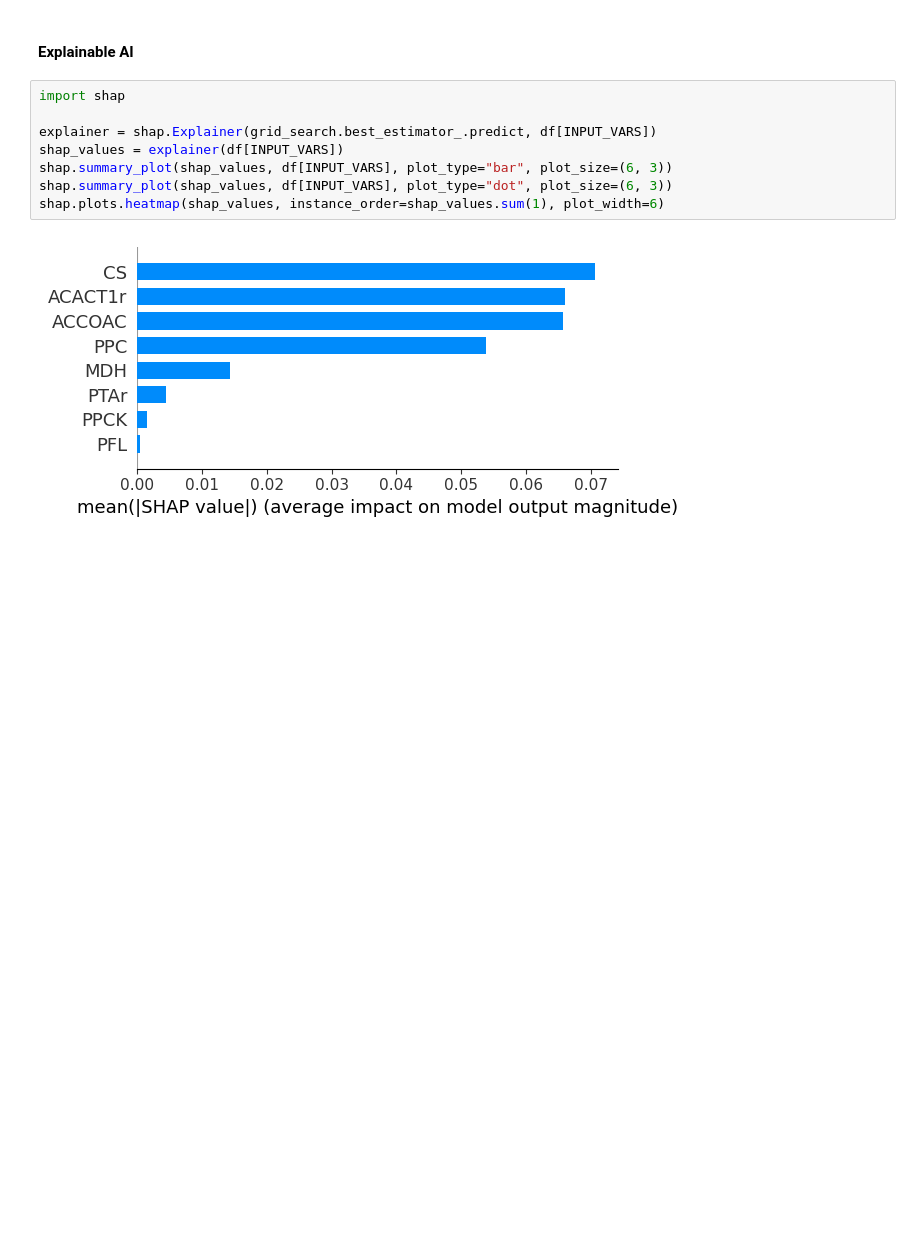
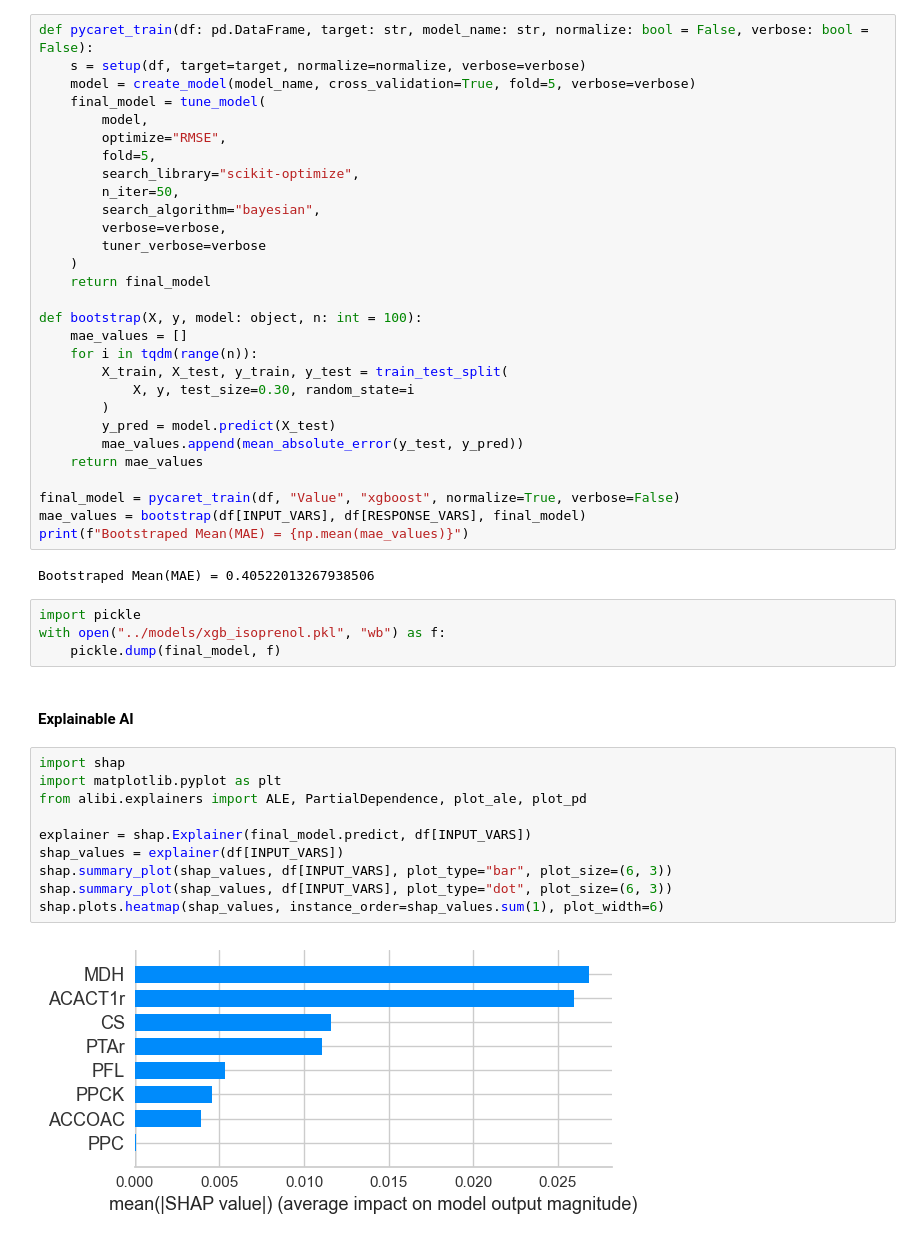
Before and after one commit to costasmexis/straindesignXAI, a Jupyter notebook: notebooks/Isoprenol_manual.ipynb, the cells around one changed output. Saved outputs shown, nothing was run; the diff lists cells and outputs as text; blank space fills up the shorter version.

Commit message:
Update Isoprenol

```diff
--- a/notebooks/Isoprenol_manual.ipynb
+++ b/notebooks/Isoprenol_manual.ipynb
@@ -139,12 +35,49 @@ Best Score: 0.009442228853461267
+# %%
+def pycaret_train(df: pd.DataFrame, target: str, model_name: str, normalize: bool = False, verbose: bool = False):
+    s = setup(df, target=target, normalize=normalize, verbose=verbose)
+    model = create_model(model_name, cross_validation=True, fold=5, verbose=verbose)
+    final_model = tune_model(
+        model,
+        optimize="RMSE",
+        fold=5,
+        search_library="scikit-optimize",
+        n_iter=50,
+        search_algorithm="bayesian",
+        verbose=verbose,
+        tuner_verbose=verbose
+    )
+    return final_model
+
+def bootstrap(X, y, model: object, n: int = 100):
+    mae_values = []
+    for i in tqdm(range(n)):
+        X_train, X_test, y_train, y_test = train_test_split(
+            X, y, test_size=0.30, random_state=i
+        )
+        y_pred = model.predict(X_test)
+        mae_values.append(mean_absolute_error(y_test, y_pred))
+    return mae_values
+
+final_model = pycaret_train(df, "Value", "xgboost", normalize=True, verbose=False)
+mae_values = bootstrap(df[INPUT_VARS], df[RESPONSE_VARS], final_model)
+print(f"Bootstraped Mean(MAE) = {np.mean(mae_values)}")
+# %% [output]
+Bootstraped Mean(MAE) = 0.40522013267938506
+# %%
+import pickle
+with open("../models/xgb_isoprenol.pkl", "wb") as f:
+    pickle.dump(final_model, f)
 # %% [markdown]
 #### Explainable AI
 # %%
 import shap
+import matplotlib.pyplot as plt
+from alibi.explainers import ALE, PartialDependence, plot_ale, plot_pd
 
-explainer = shap.Explainer(grid_search.best_estimator_.predict, df[INPUT_VARS])
+explainer = shap.Explainer(final_model.predict, df[INPUT_VARS])
 shap_values = explainer(df[INPUT_VARS])
 shap.summary_plot(shap_values, df[INPUT_VARS], plot_type="bar", plot_size=(6, 3))
 shap.summary_plot(shap_values, df[INPUT_VARS], plot_type="dot", plot_size=(6, 3))
 shap.plots.heatmap(shap_values, instance_order=shap_values.sum(1), plot_width=6)
 # %% [output]
-[figure, old version]
+[figure, new version]
```
Also changed, not shown: parts of 11 cells of this notebook, 5 other files.
